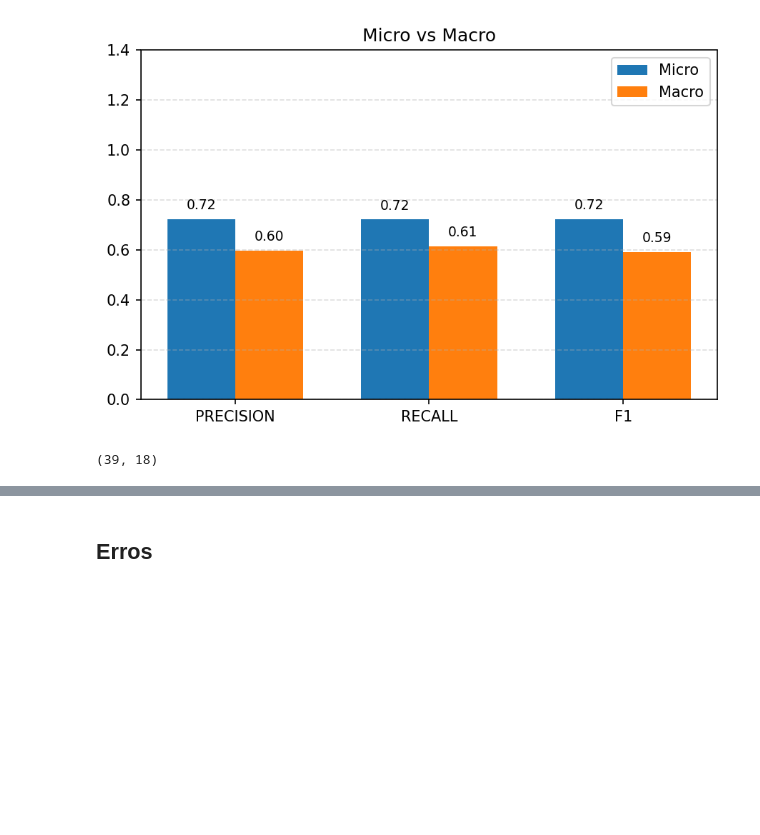
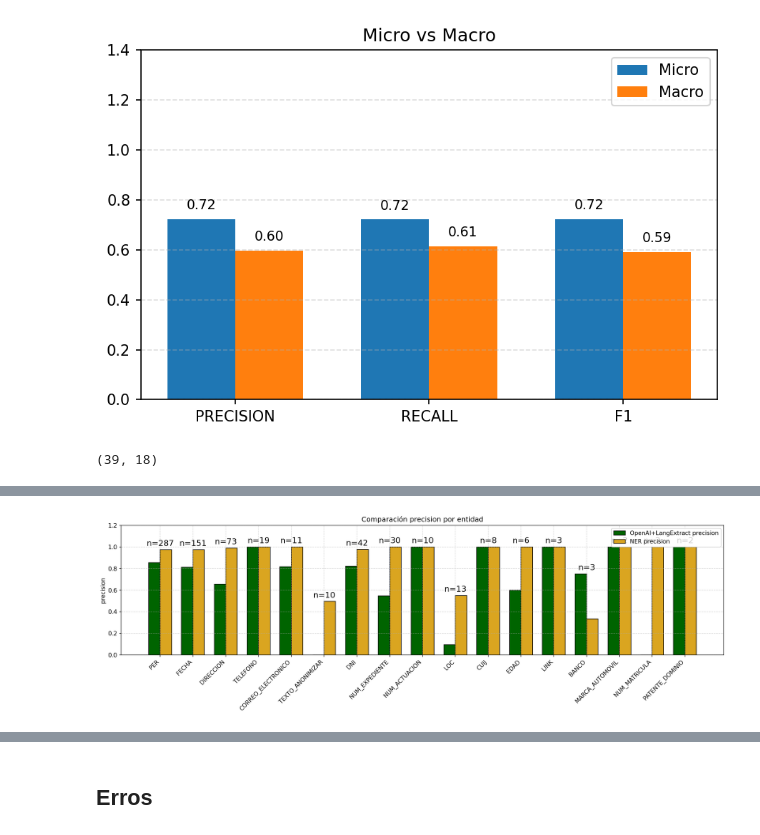
Before and after one commit to AymurAI/backend, a Jupyter notebook: notebooks/experiments/anonymization/06-model-evaluator.ipynb, the cells around one changed output, grey strips where cells are left out. Saved outputs shown, nothing was run; the diff lists cells and outputs as text; code cells hidden in the pictures; blank space fills up the shorter version.

```diff
--- a/notebooks/experiments/anonymization/06-model-evaluator.ipynb
+++ b/notebooks/experiments/anonymization/06-model-evaluator.ipynb
@@ -450,0 +832,4 @@ df_openai.loc[df_openai.validation.map(lambda x: check(x))].shape
+# %%
+compare_models(out_openai, out_ner,metric = 'precision',sort_by="support_ner")
+# %% [output]
+[figure, added]
```
Also changed, not shown: parts of 74 cells of this notebook.
